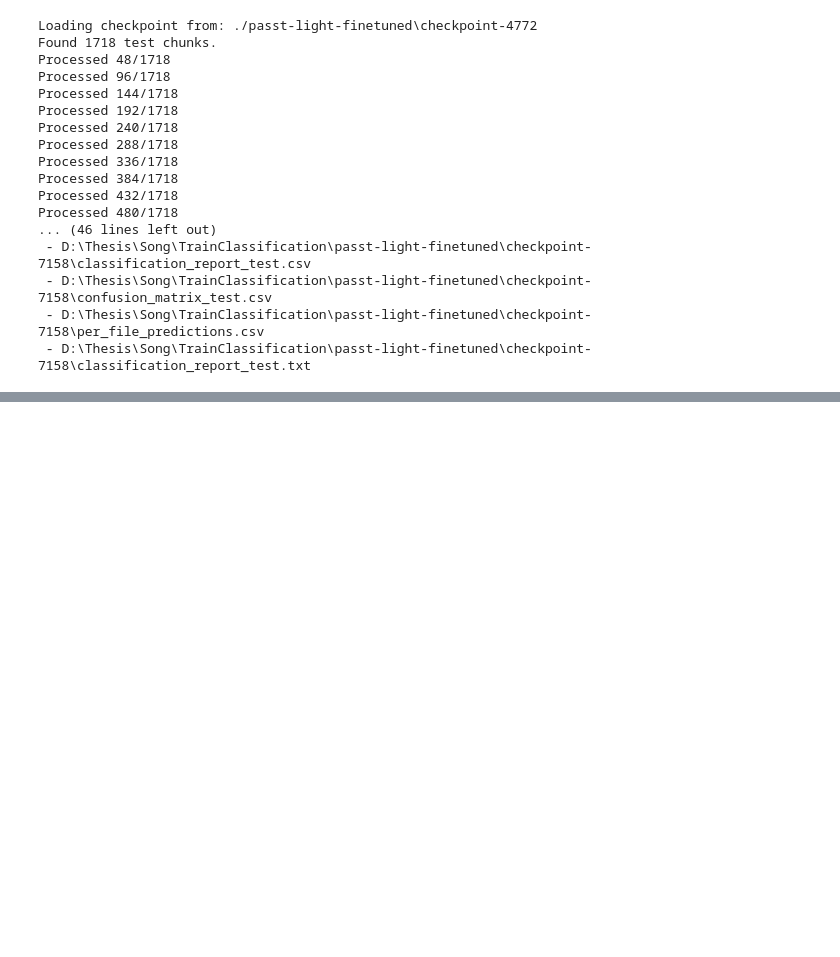
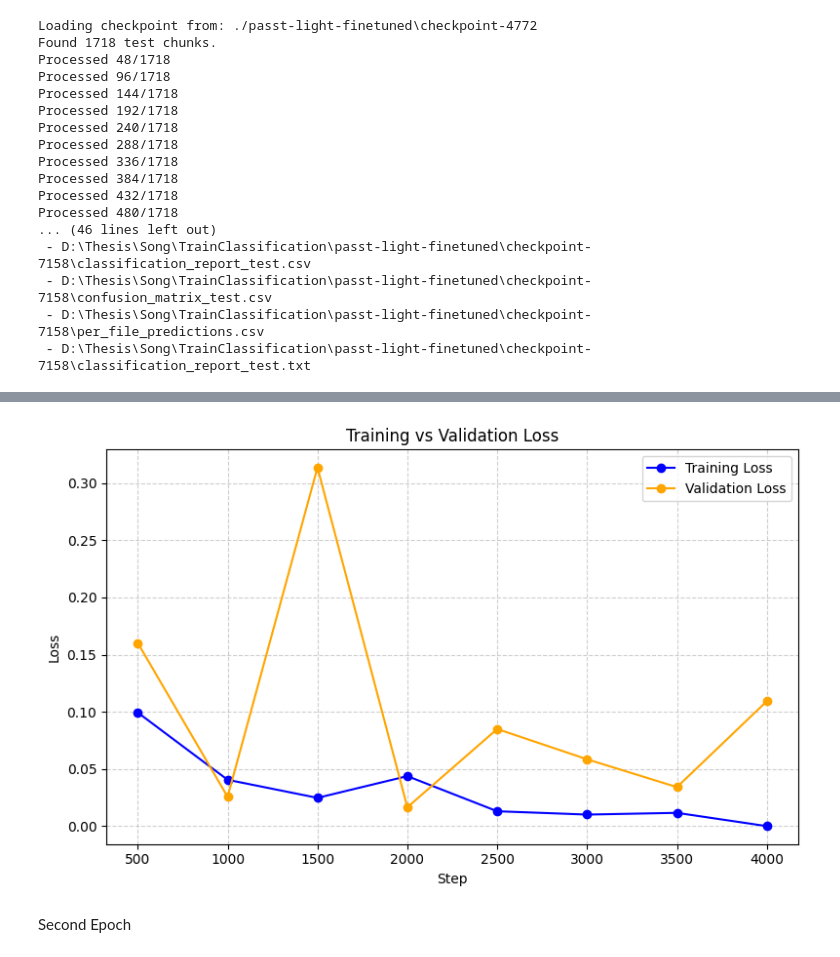
Before and after one commit to JensonCHL/Conference, a Jupyter notebook: FineTuneMusic/trainClassification.ipynb, the cells around one changed output, grey strips where cells are left out. Drawn from its saved outputs; the diff is of its cells as text; code cells hidden in the pictures; blank space fills up the shorter version.

```diff
--- a/FineTuneMusic/trainClassification.ipynb
+++ b/FineTuneMusic/trainClassification.ipynb
@@ -777,0 +401,27 @@ Processed 480/1718
+# %%
+import matplotlib.pyplot as plt
+
+# Data
+steps = [500, 1000, 1500, 2000, 2500, 3000, 3500, 4000]
+train_loss = [0.099400, 0.040600, 0.024800, 0.043800, 0.013100, 0.010200, 0.011700, 0.000100]
+val_loss = [0.160256, 0.025727, 0.313584, 0.016580, 0.085005, 0.058522, 0.034192, 0.109318]
+
+# Create plot
+plt.figure(figsize=(8, 5))
+plt.plot(steps, train_loss, color='blue', marker='o', label='Training Loss')
+plt.plot(steps, val_loss, color='orange', marker='o', label='Validation Loss')
+
+# Add labels and title
+plt.title('Training vs Validation Loss')
+plt.xlabel('Step')
+plt.ylabel('Loss')
+plt.grid(True, linestyle='--', alpha=0.6)
+plt.legend()
+plt.tight_layout()
+
+# Show plot
+plt.show()
+# %% [output]
+[figure, added]
+# %% [markdown]
+Second Epoch
```
Also changed, not shown: parts of 13 cells of this notebook, 4 other files.
